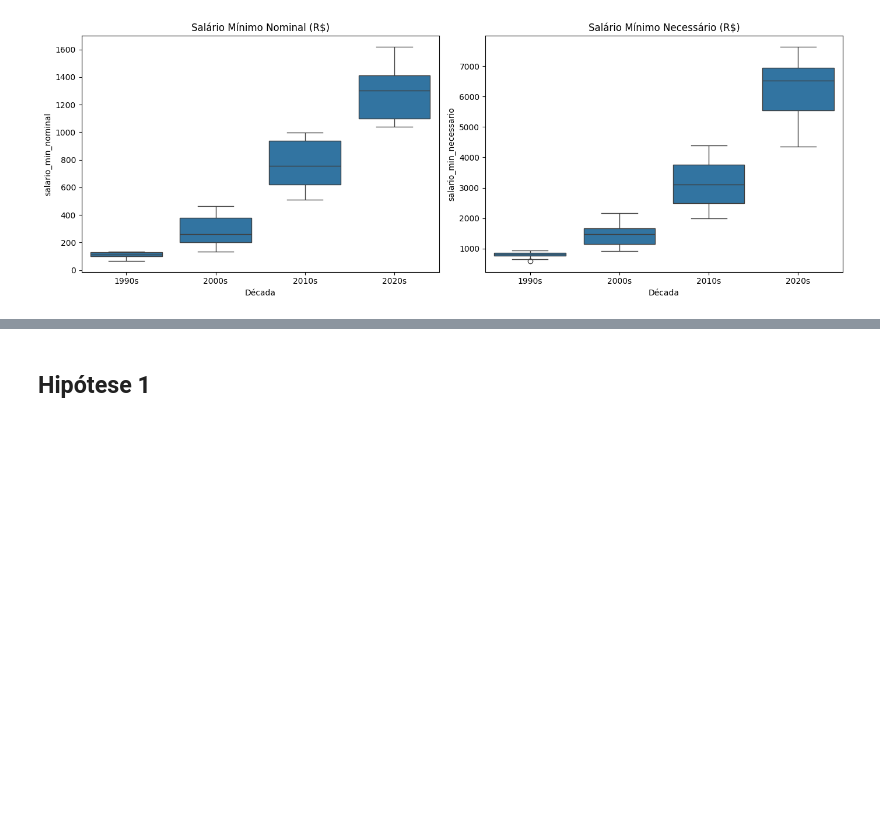
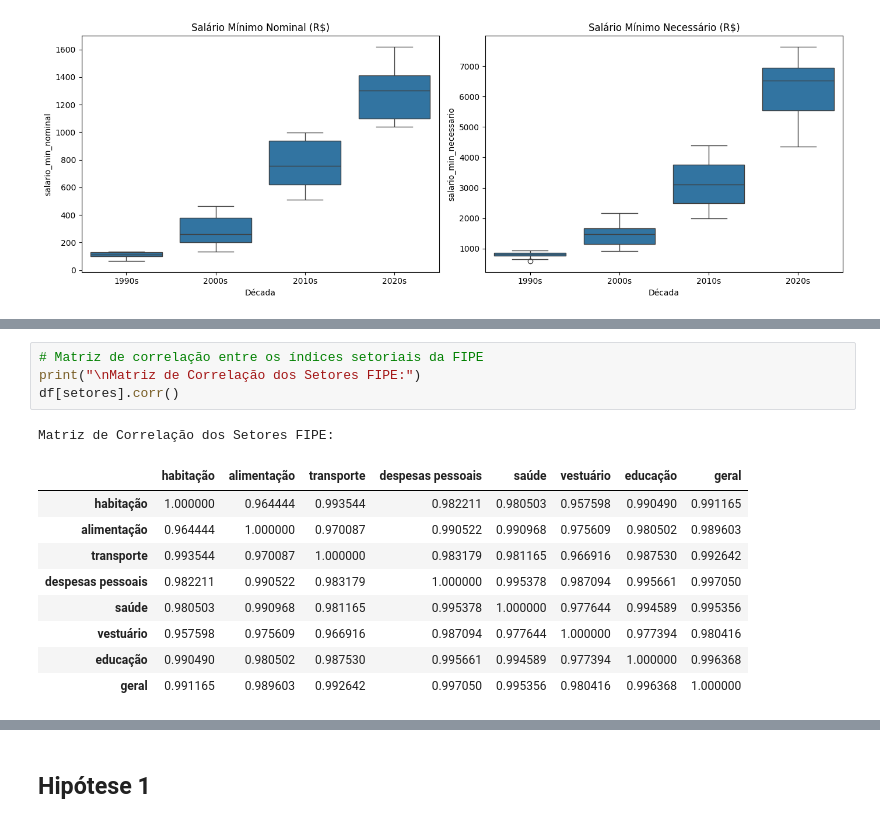
Before and after one commit to MonneratRJ/mvp-inflacao, a Jupyter notebook: notebooks/analysis.ipynb, the cells around one changed output, grey strips where cells are left out. Saved outputs shown, nothing was run; the diff lists cells and outputs as text; blank space fills up the shorter version.

```diff
--- a/notebooks/analysis.ipynb
+++ b/notebooks/analysis.ipynb
@@ -691,0 +509,15 @@ Quais visualizações, tabelas e células descritivas respondem às hipóteses q
+# %%
+# Matriz de correlação entre os índices setoriais da FIPE
+print("\nMatriz de Correlação dos Setores FIPE:")
+df[setores].corr()
+# %% [output]
+Matriz de Correlação dos Setores FIPE:
+|  | habitação | alimentação | transporte | despesas pessoais | saúde | vestuário | educação | geral |
+| habitação | 1.000000 | 0.964444 | 0.993544 | 0.982211 | 0.980503 | 0.957598 | 0.990490 | 0.991165 |
+| alimentação | 0.964444 | 1.000000 | 0.970087 | 0.990522 | 0.990968 | 0.975609 | 0.980502 | 0.989603 |
+| transporte | 0.993544 | 0.970087 | 1.000000 | 0.983179 | 0.981165 | 0.966916 | 0.987530 | 0.992642 |
+| despesas pessoais | 0.982211 | 0.990522 | 0.983179 | 1.000000 | 0.995378 | 0.987094 | 0.995661 | 0.997050 |
+| saúde | 0.980503 | 0.990968 | 0.981165 | 0.995378 | 1.000000 | 0.977644 | 0.994589 | 0.995356 |
+| vestuário | 0.957598 | 0.975609 | 0.966916 | 0.987094 | 0.977644 | 1.000000 | 0.977394 | 0.980416 |
+| educação | 0.990490 | 0.980502 | 0.987530 | 0.995661 | 0.994589 | 0.977394 | 1.000000 | 0.996368 |
+| geral | 0.991165 | 0.989603 | 0.992642 | 0.997050 | 0.995356 | 0.980416 | 0.996368 | 1.000000 |
```
Also changed, not shown: parts of 62 cells of this notebook.
